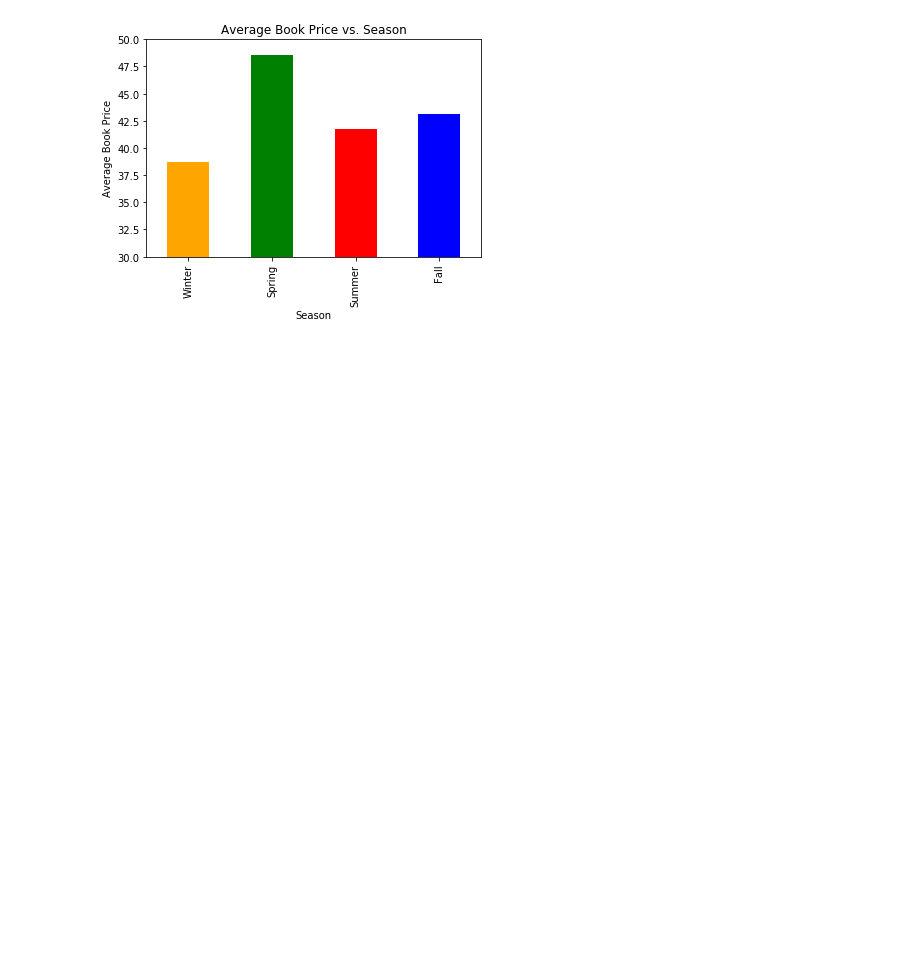
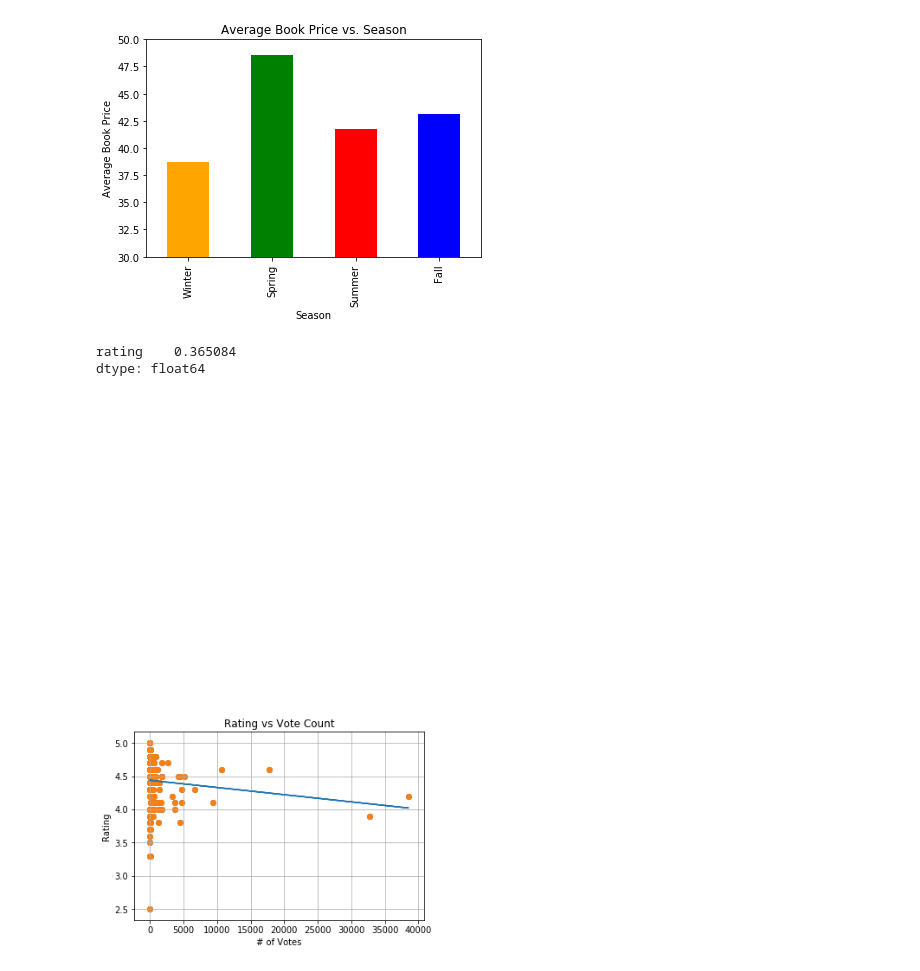
Before and after one commit to hrofarrow/Book_analysis-, a Jupyter notebook: Final_Data_Analysis.ipynb, the cells around one changed output. Drawn from its saved outputs; the diff is of its cells as text; code cells hidden in the pictures; blank space fills up the shorter version.

```diff
--- a/Final_Data_Analysis.ipynb
+++ b/Final_Data_Analysis.ipynb
@@ -342,0 +345,31 @@ plt.savefig('./Figures/Average_Price_vs_Season.png')
+# %%
+#Standard Deviation for all data
+book_df[["rating"]].std()
+# %% [output]
+rating    0.365084
+dtype: float64
+# %%
+# Build a scatter plot votes vs rating
+x_values = book_df["voters"].str.replace(",","").astype(float)
+y_values = book_df["rating"]
+plt.scatter(x_values, y_values, marker="o")
+# Incorporate the other graph properties
+plt.title("Rating vs Vote Count")
+plt.ylabel("Rating")
+plt.xlabel("# of Votes")
+plt.grid(True)
+
+(slope, intercept, rvalue, pvalue, stderr) = linregress(x_values, y_values)
+regress_values = x_values * slope + intercept
+line_eq = "y = " + str(round(slope,2)) + "x + " + str(round(intercept,2))
+plt.scatter(x_values,y_values)
+plt.plot(x_values,regress_values)
+plt.annotate(line_eq,(6,10),fontsize=15)
+
+# Save the figure
+plt.savefig("./Figures/RatingVsVoteCount.png")
+
+# Show plot
+plt.show()
+# %% [output]
+[figure, added]
```
Also changed, not shown: parts of 8 cells of this notebook, 4 other files.
